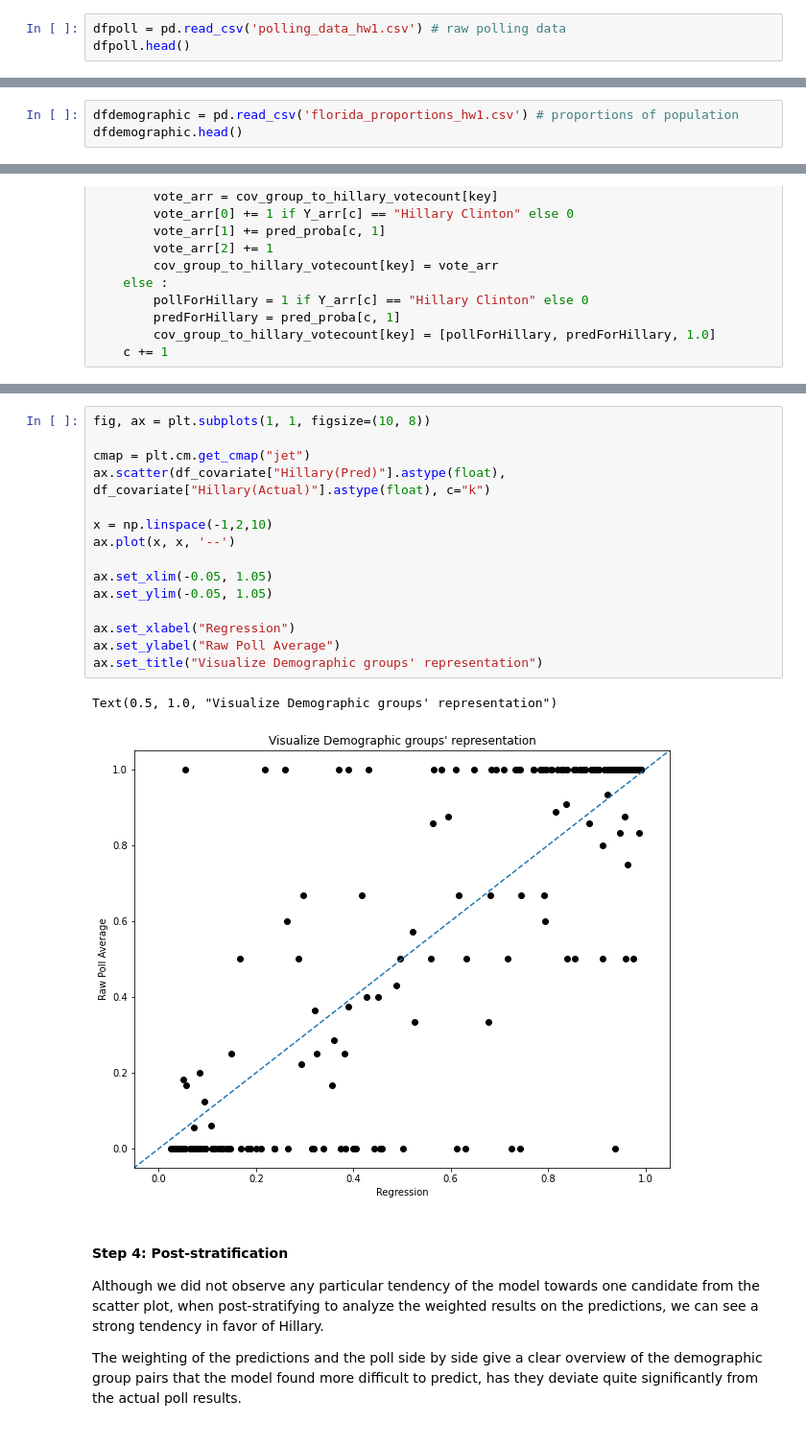
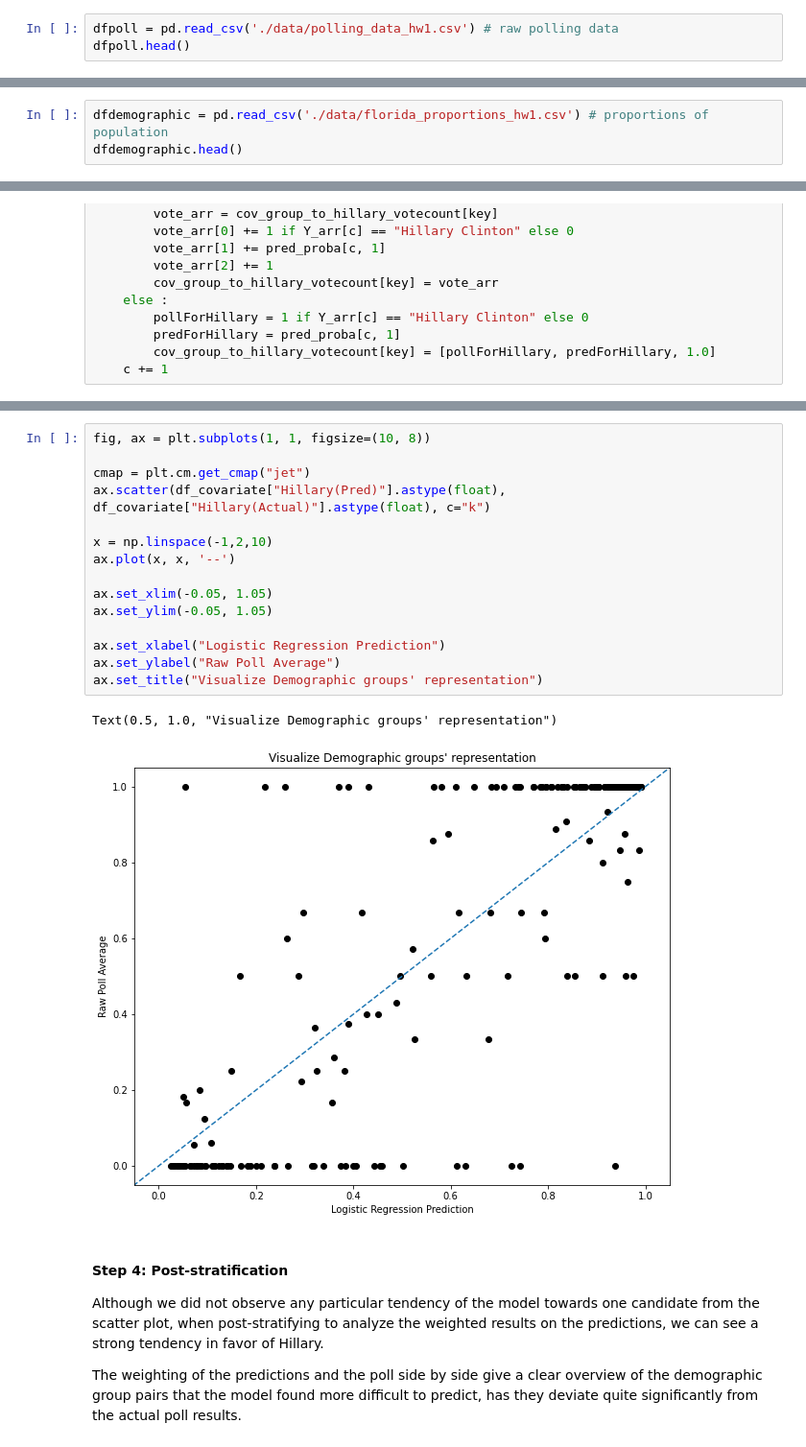
Before and after one commit to Fabio752/Applied-Data-Science, a Jupyter notebook: HW1/HW1_assignment.ipynb, the cells around one changed output, grey strips where cells are left out. Shown at 96% size. Saved outputs shown, nothing was run; the diff lists cells and outputs as text.

```diff
--- a/HW1/HW1_assignment.ipynb
+++ b/HW1/HW1_assignment.ipynb
@@ -73,7 +73,7 @@ For the product price question, I would change it to multiple "would you be comf
 import pandas as pd
 import numpy as np
 # %%
-dfpoll = pd.read_csv('polling_data_hw1.csv') # raw polling data
+dfpoll = pd.read_csv('./data/polling_data_hw1.csv') # raw polling data
 dfpoll.head()
 # %% [output]
 |  | candidate | age | gender | party | race | education |
@@ -83,7 +83,7 @@ dfpoll.head()
 | 3 | Hillary Clinton | 65+ | Female | Democrat | White | College |
 | 4 | Donald Trump | 65+ | Female | Republican | White | High School |
 # %%
-dfdemographic = pd.read_csv('florida_proportions_hw1.csv') # proportions of population
+dfdemographic = pd.read_csv('./data/florida_proportions_hw1.csv') # proportions of population
 dfdemographic.head()
 # %% [output]
 |  | Electoral_Proportion | Demographic_Type_1 | Demographic_Type_2 | Demographic_1 | Demographic_2 |
@@ -517,21 +539,21 @@ df_covariate
 # %%
 fig, ax = plt.subplots(1, 1, figsize=(10, 8))
 
 cmap = plt.cm.get_cmap("jet")
 ax.scatter(df_covariate["Hillary(Pred)"].astype(float), df_covariate["Hillary(Actual)"].astype(float), c="k")
 
 x = np.linspace(-1,2,10)
 ax.plot(x, x, '--')
 
 ax.set_xlim(-0.05, 1.05)
 ax.set_ylim(-0.05, 1.05)
 
-ax.set_xlabel("Regression")
+ax.set_xlabel("Logistic Regression Prediction")
 ax.set_ylabel("Raw Poll Average")
 ax.set_title("Visualize Demographic groups' representation")
 # %% [output]
 Text(0.5, 1.0, "Visualize Demographic groups' representation")
-[figure, old version]
+[figure, new version]
 # %% [markdown]
 #### Step 4: Post-stratification
 
```
Also changed, not shown: parts of 12 cells of this notebook, 26 other files.
